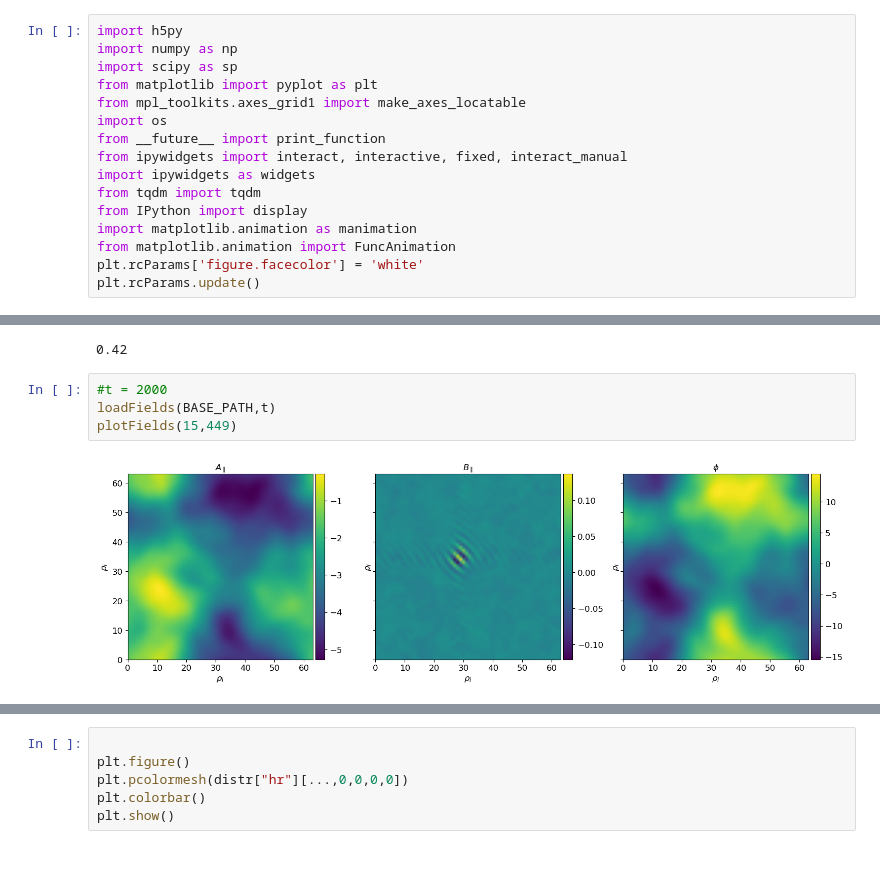
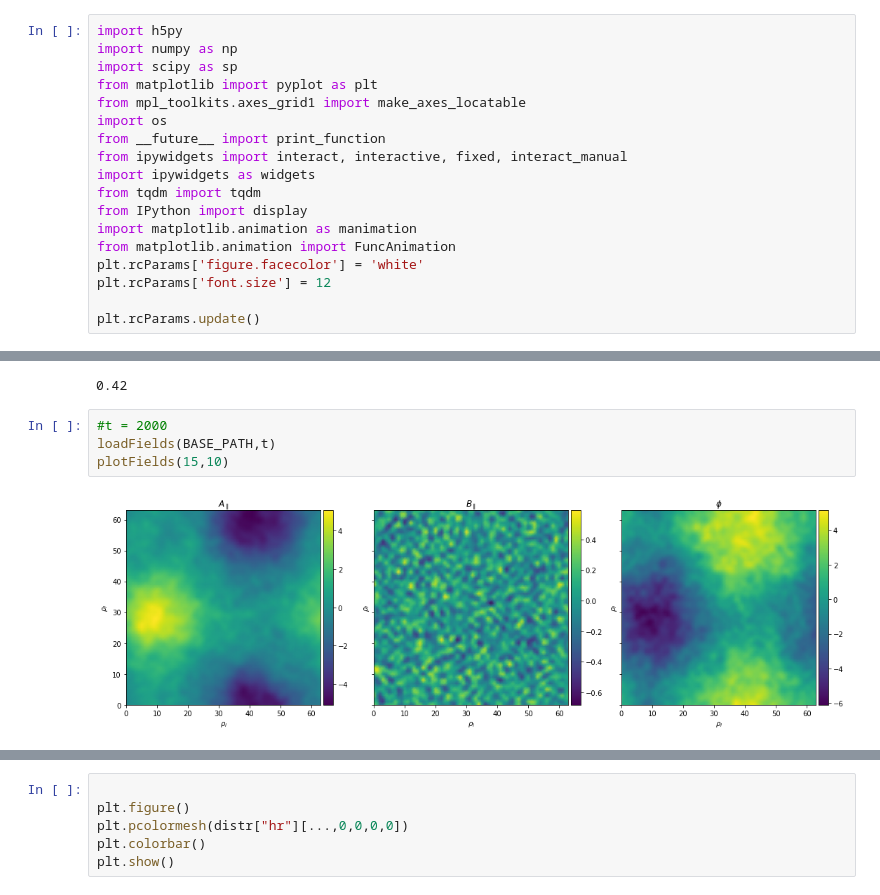
Before and after one commit to Alcauchy/ALLIANCE, a Jupyter notebook: post/ControlOfAlliance.ipynb, the cells around one changed output, grey strips where cells are left out. Cells and saved outputs as stored; diff of their text form; blank space fills up the shorter version.

```diff
--- a/post/ControlOfAlliance.ipynb
+++ b/post/ControlOfAlliance.ipynb
@@ -13,6 +13,8 @@ from IPython import display
 import matplotlib.animation as manimation
 from matplotlib.animation import FuncAnimation
 plt.rcParams['figure.facecolor'] = 'white'
+plt.rcParams['font.size'] = 12
+
 plt.rcParams.update()
 # %%
 def loadData(filename):
@@ -176,9 +186,9 @@ array([ 0.        ,  0.19632591,  0.38342262,  0.57104413,  0.76357276,
 # %%
 #t = 2000
 loadFields(BASE_PATH,t)
-plotFields(15,449)
+plotFields(15,10)
 # %% [output]
-[figure, old version]
+[figure, new version]
 # %%
 plotFields(15,449)
 # %% [output]
```
Also changed, not shown: parts of 47 cells of this notebook, 3 other files.
